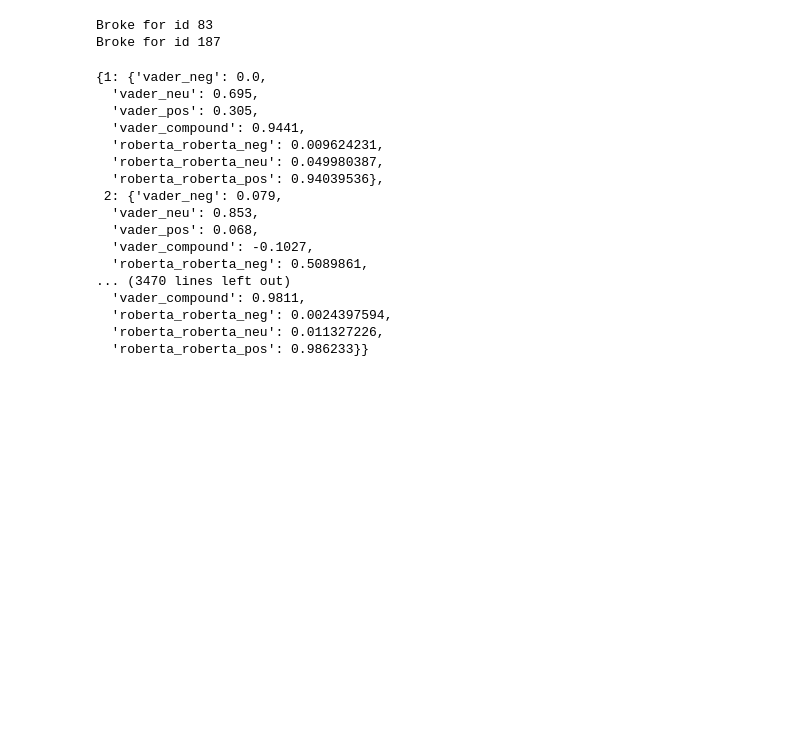
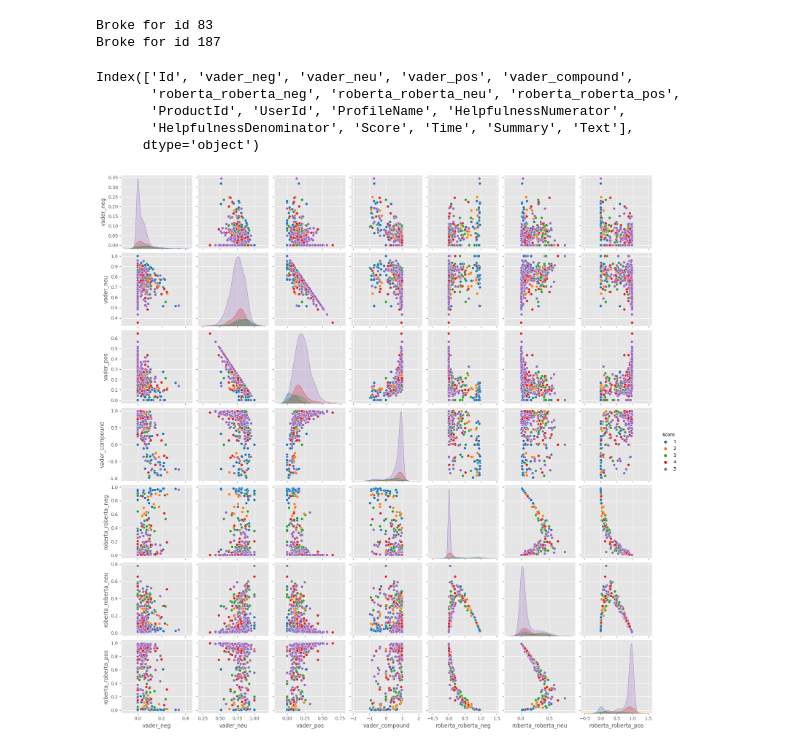
Before and after one commit to khuntetad/amazon-reviews, a Jupyter notebook: amazonsentimentanalysis.ipynb, the cells around one changed output. Saved outputs shown, nothing was run; the diff lists cells and outputs as text; code cells hidden in the pictures; blank space fills up the shorter version.

Commit message:
plotting comparison between vader and roberta models on data

```diff
--- a/amazonsentimentanalysis.ipynb
+++ b/amazonsentimentanalysis.ipynb
@@ -235,23 +235,3 @@ for i, row in tqdm(df.iterrows(), total=len(df)):
 # %% [output]
 Broke for id 83
 Broke for id 187
-# %%
-res
-# %% [output]
-{1: {'vader_neg': 0.0,
-  'vader_neu': 0.695,
-  'vader_pos': 0.305,
-  'vader_compound': 0.9441,
-  'roberta_roberta_neg': 0.009624231,
-  'roberta_roberta_neu': 0.049980387,
-  'roberta_roberta_pos': 0.94039536},
- 2: {'vader_neg': 0.079,
-  'vader_neu': 0.853,
-  'vader_pos': 0.068,
-  'vader_compound': -0.1027,
-  'roberta_roberta_neg': 0.5089861,
-... (3470 lines left out)
-  'vader_compound': 0.9811,
-  'roberta_roberta_neg': 0.0024397594,
-  'roberta_roberta_neu': 0.011327226,
-  'roberta_roberta_pos': 0.986233}}
@@ -257,0 +240,17 @@ res
+# %%
+results = pd.DataFrame(res).T
+results = results.reset_index().rename(columns={'index':'Id'})
+results = results.merge(df, how = 'left')
+results.columns
+# %% [output]
+Index(['Id', 'vader_neg', 'vader_neu', 'vader_pos', 'vader_compound',
+       'roberta_roberta_neg', 'roberta_roberta_neu', 'roberta_roberta_pos',
+       'ProductId', 'UserId', 'ProfileName', 'HelpfulnessNumerator',
+       'HelpfulnessDenominator', 'Score', 'Time', 'Summary', 'Text'],
+      dtype='object')
+# %%
+sns.pairplot(data=results, vars=['vader_neg', 'vader_neu', 'vader_pos', 'vader_compound',
+       'roberta_roberta_neg', 'roberta_roberta_neu', 'roberta_roberta_pos'], hue='Score', palette='tab10')
+plt.show()
+# %% [output]
+[figure, added]
```
Also changed, not shown: parts of 4 cells of this notebook.
